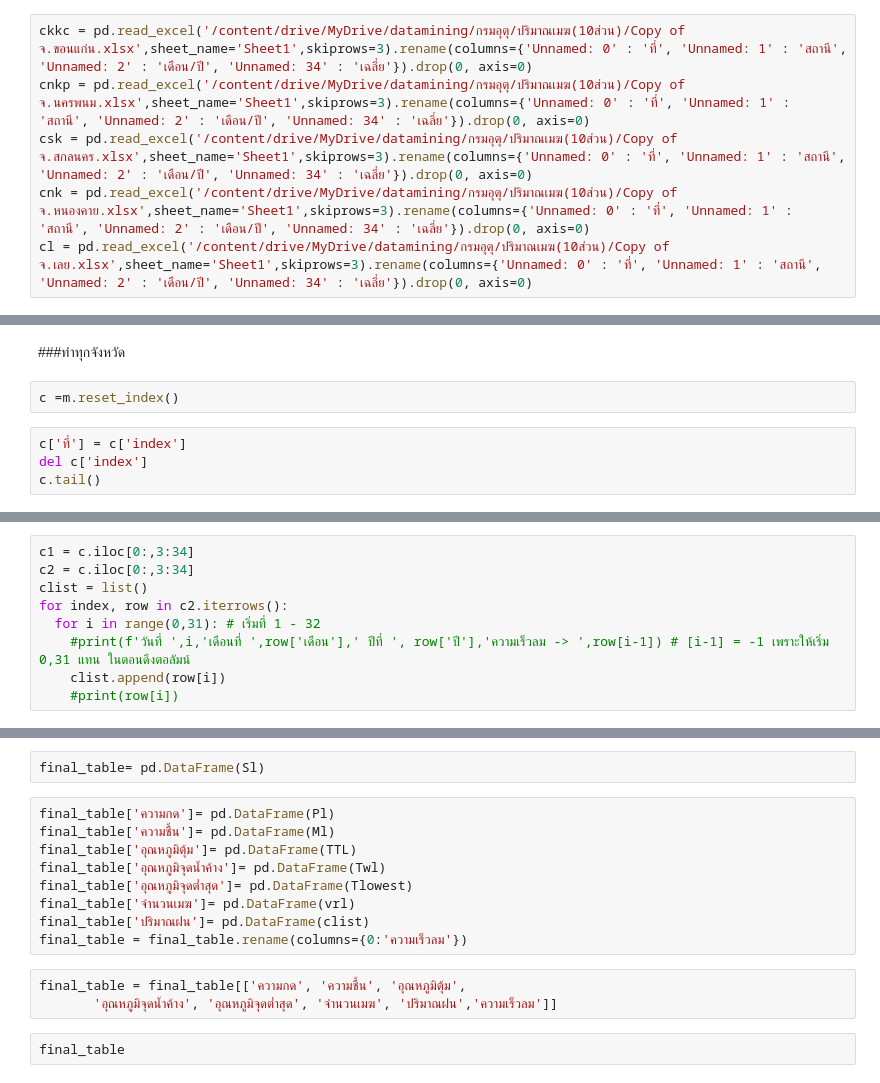
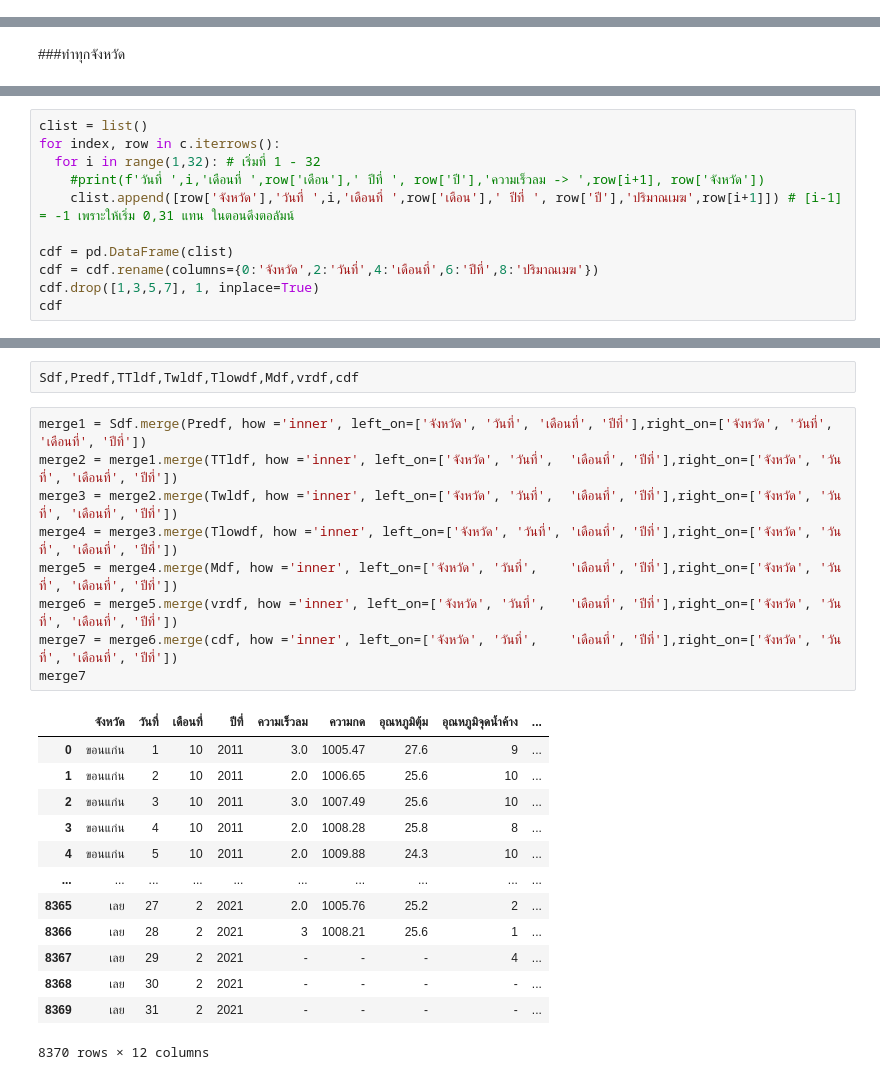
Before and after one commit to Nattakonjpg/bsc_dpbm22, a Jupyter notebook: [data3]_กรมอุตุ_.ipynb, the cells around one changed output, grey strips where cells are left out. Saved outputs shown, nothing was run; the diff lists cells and outputs as text.

```diff
--- a/[data3]_กรมอุตุ_.ipynb
+++ b/[data3]_กรมอุตุ_.ipynb
@@ -985,9 +1062,3 @@ cl = pd.read_excel("/content/drive/MyDrive/datamining/กรมอุตุ/ป
-# %%
-ckkc = pd.read_excel('/content/drive/MyDrive/datamining/กรมอุตุ/ปริมาณเมฆ(10ส่วน)/Copy of จ.ขอนแก่น.xlsx',sheet_name='Sheet1',skiprows=3).rename(columns={'Unnamed: 0' : 'ที่', 'Unnamed: 1' : 'สถานี', 'Unnamed: 2' : 'เดือน/ปี', 'Unnamed: 34' : 'เฉลี่ย'}).drop(0, axis=0)
-cnkp = pd.read_excel('/content/drive/MyDrive/datamining/กรมอุตุ/ปริมาณเมฆ(10ส่วน)/Copy of จ.นครพนม.xlsx',sheet_name='Sheet1',skiprows=3).rename(columns={'Unnamed: 0' : 'ที่', 'Unnamed: 1' : 'สถานี', 'Unnamed: 2' : 'เดือน/ปี', 'Unnamed: 34' : 'เฉลี่ย'}).drop(0, axis=0)
-csk = pd.read_excel('/content/drive/MyDrive/datamining/กรมอุตุ/ปริมาณเมฆ(10ส่วน)/Copy of จ.สกลนคร.xlsx',sheet_name='Sheet1',skiprows=3).rename(columns={'Unnamed: 0' : 'ที่', 'Unnamed: 1' : 'สถานี', 'Unnamed: 2' : 'เดือน/ปี', 'Unnamed: 34' : 'เฉลี่ย'}).drop(0, axis=0)
-cnk = pd.read_excel('/content/drive/MyDrive/datamining/กรมอุตุ/ปริมาณเมฆ(10ส่วน)/Copy of จ.หนองคาย.xlsx',sheet_name='Sheet1',skiprows=3).rename(columns={'Unnamed: 0' : 'ที่', 'Unnamed: 1' : 'สถานี', 'Unnamed: 2' : 'เดือน/ปี', 'Unnamed: 34' : 'เฉลี่ย'}).drop(0, axis=0)
-cl = pd.read_excel('/content/drive/MyDrive/datamining/กรมอุตุ/ปริมาณเมฆ(10ส่วน)/Copy of จ.เลย.xlsx',sheet_name='Sheet1',skiprows=3).rename(columns={'Unnamed: 0' : 'ที่', 'Unnamed: 1' : 'สถานี', 'Unnamed: 2' : 'เดือน/ปี', 'Unnamed: 34' : 'เฉลี่ย'}).drop(0, axis=0)
 # %%
 del cl['Unnamed: 35']
 del cl['Unnamed: 36']
@@ -1041,9 +1113,3 @@ c.head()
 #     #print(f'วันที่ ',i,'เดือนที่ ',row['เดือน'],' ปีที่ ', row['ปี'],'ปริมาณเมฆ -> ',row[i-1],'ส่วน')
 # %% [markdown]
 ###ทำทุกจังหวัด
-# %%
-c =m.reset_index()
-# %%
-c['ที่'] = c['index']
-del c['index']
-c.tail()
@@ -1058,9 +1116,11 @@ c.tail()
 # %%
-c1 = c.iloc[0:,3:34]
-c2 = c.iloc[0:,3:34]
 clist = list()
-for index, row in c2.iterrows():
-  for i in range(0,31): # เริ่มที่ 1 - 32
-    #print(f'วันที่ ',i,'เดือนที่ ',row['เดือน'],' ปีที่ ', row['ปี'],'ความเร็วลม -> ',row[i-1]) # [i-1] = -1 เพราะให้เริ่ม 0,31 แทน ในตอนดึงตอลัมน์
-    clist.append(row[i])
-    #print(row[i])
+for index, row in c.iterrows():
+  for i in range(1,32): # เริ่มที่ 1 - 32
+    #print(f'วันที่ ',i,'เดือนที่ ',row['เดือน'],' ปีที่ ', row['ปี'],'ความเร็วลม -> ',row[i+1], row['จังหวัด'])
+    clist.append([row['จังหวัด'],'วันที่ ',i,'เดือนที่ ',row['เดือน'],' ปีที่ ', row['ปี'],'ปริมาณเมฆ',row[i+1]]) # [i-1] = -1 เพราะให้เริ่ม 0,31 แทน ในตอนดึงตอลัมน์
+
+cdf = pd.DataFrame(clist)
+cdf = cdf.rename(columns={0:'จังหวัด',2:'วันที่',4:'เดือนที่',6:'ปีที่',8:'ปริมาณเมฆ'})
+cdf.drop([1,3,5,7], 1, inplace=True)
+cdf
@@ -1073,16 +1143,25 @@ len(clist) #list 8525
-# %%
-final_table= pd.DataFrame(Sl)
-# %%
-final_table['ความกด']= pd.DataFrame(Pl)
-final_table['ความชื้น']= pd.DataFrame(Ml)
-final_table['อุณหภูมิตุ้ม']= pd.DataFrame(TTL)
-final_table['อุณหภูมิจุดน้ำค้าง']= pd.DataFrame(Twl)
-final_table['อุณหภูมิจุดต่ำสุด']= pd.DataFrame(Tlowest)
-final_table['จำนวนเมฆ']= pd.DataFrame(vrl)
-final_table['ปริมาณฝน']= pd.DataFrame(clist)
-final_table = final_table.rename(columns={0:'ความเร็วลม'})
-# %%
-final_table = final_table[['ความกด', 'ความชื้น', 'อุณหภูมิตุ้ม',
-       'อุณหภูมิจุดน้ำค้าง', 'อุณหภูมิจุดต่ำสุด', 'จำนวนเมฆ', 'ปริมาณฝน','ความเร็วลม']]
-# %%
-final_table
+# %%
+Sdf,Predf,TTldf,Twldf,Tlowdf,Mdf,vrdf,cdf
+# %%
+merge1 = Sdf.merge(Predf, how ='inner', left_on=['จังหวัด', 'วันที่',	'เดือนที่',	'ปีที่'],right_on=['จังหวัด', 'วันที่',	'เดือนที่',	'ปีที่'])
+merge2 = merge1.merge(TTldf, how ='inner', left_on=['จังหวัด', 'วันที่',	'เดือนที่',	'ปีที่'],right_on=['จังหวัด', 'วันที่',	'เดือนที่',	'ปีที่'])
+merge3 = merge2.merge(Twldf, how ='inner', left_on=['จังหวัด', 'วันที่',	'เดือนที่',	'ปีที่'],right_on=['จังหวัด', 'วันที่',	'เดือนที่',	'ปีที่'])
+merge4 = merge3.merge(Tlowdf, how ='inner', left_on=['จังหวัด', 'วันที่',	'เดือนที่',	'ปีที่'],right_on=['จังหวัด', 'วันที่',	'เดือนที่',	'ปีที่'])
+merge5 = merge4.merge(Mdf, how ='inner', left_on=['จังหวัด', 'วันที่',	'เดือนที่',	'ปีที่'],right_on=['จังหวัด', 'วันที่',	'เดือนที่',	'ปีที่'])
+merge6 = merge5.merge(vrdf, how ='inner', left_on=['จังหวัด', 'วันที่',	'เดือนที่',	'ปีที่'],right_on=['จังหวัด', 'วันที่',	'เดือนที่',	'ปีที่'])
+merge7 = merge6.merge(cdf, how ='inner', left_on=['จังหวัด', 'วันที่',	'เดือนที่',	'ปีที่'],right_on=['จังหวัด', 'วันที่',	'เดือนที่',	'ปีที่'])
+merge7
+# %% [output]
+|  | จังหวัด | วันที่ | เดือนที่ | ปีที่ | ความเร็วลม | ความกด | อุณหภูมิตุ้ม | อุณหภูมิจุดน้ำค้าง | ... |
+| 0 | ขอนแก่น | 1 | 10 | 2011 | 3.0 | 1005.47 | 27.6 | 9 | ... |
+| 1 | ขอนแก่น | 2 | 10 | 2011 | 2.0 | 1006.65 | 25.6 | 10 | ... |
+| 2 | ขอนแก่น | 3 | 10 | 2011 | 3.0 | 1007.49 | 25.6 | 10 | ... |
+| 3 | ขอนแก่น | 4 | 10 | 2011 | 2.0 | 1008.28 | 25.8 | 8 | ... |
+| 4 | ขอนแก่น | 5 | 10 | 2011 | 2.0 | 1009.88 | 24.3 | 10 | ... |
+| ... | ... | ... | ... | ... | ... | ... | ... | ... | ... |
+| 8365 | เลย | 27 | 2 | 2021 | 2.0 | 1005.76 | 25.2 | 2 | ... |
+| 8366 | เลย | 28 | 2 | 2021 | 3 | 1008.21 | 25.6 | 1 | ... |
+| 8367 | เลย | 29 | 2 | 2021 | - | - | - | 4 | ... |
+| 8368 | เลย | 30 | 2 | 2021 | - | - | - | - | ... |
+| 8369 | เลย | 31 | 2 | 2021 | - | - | - | - | ... |
+8370 rows × 12 columns
```
Also changed, not shown: parts of 33 cells of this notebook.
